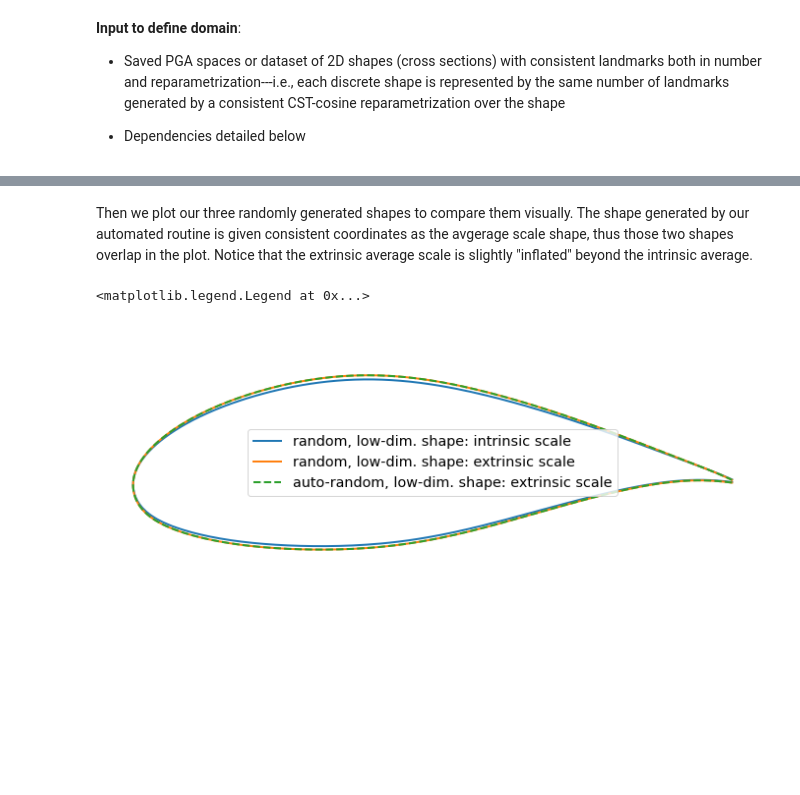
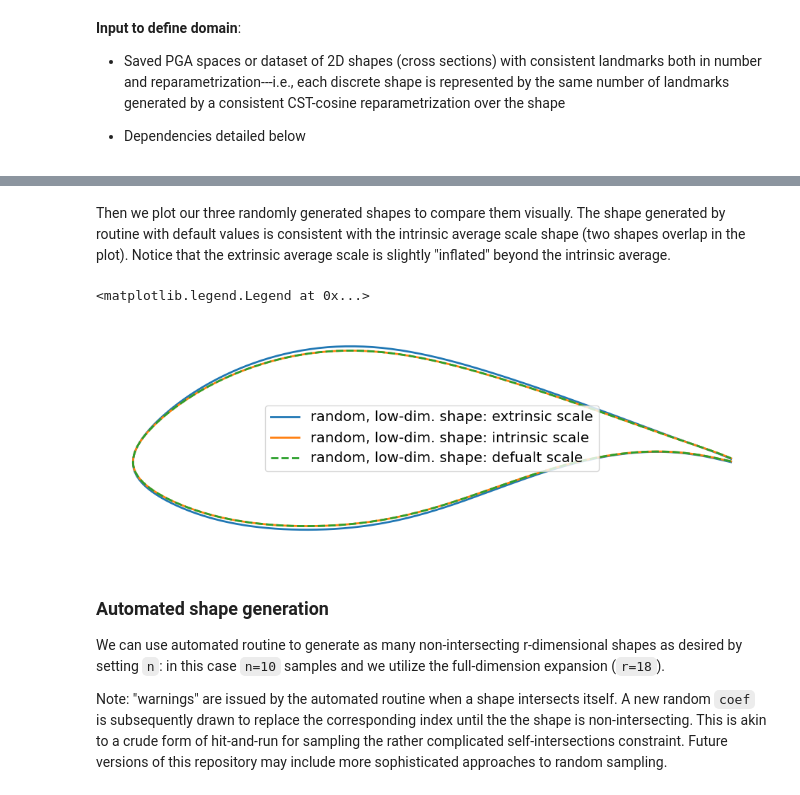
Before and after one commit to NREL/G2Aero, a Jupyter notebook: examples/notebooks/1_Generating_Airfoils.ipynb, the cells around one changed output, grey strips where cells are left out. Saved outputs shown, nothing was run; the diff lists cells and outputs as text; code cells hidden in the pictures; blank space fills up the shorter version.

Commit message:
update to PGA space: M_karcher is defualt, clean up generate_perturbed_shapes

```diff
--- a/examples/notebooks/1_Generating_Airfoils.ipynb
+++ b/examples/notebooks/1_Generating_Airfoils.ipynb
@@ -94,15 +53,37 @@ Random coord. shape: (10, 18)
+# %%
+np.random.default_rng(seed=42)
+# assign r as the dimension of the PGA shape
+r = 8 # should always be less than or equal to 2*(n_landmarks - 2)
+t = pga.t[:, :r]
+# compute eigenspaces of covariances over Gr(n,2) coordinates
+Lambda_t, W_t = np.linalg.eigh(1/np.sqrt(t.shape[0]-1)*(t.T @ t))
+# sample a random coordinate with reduce variation to protect against self-intersection
+rnd_t = ((W_t @ np.diag(Lambda_t)) @ np.random.normal(0, 1, size=(r, 1))).T
+# rescale this to have 2-norm of `scl' (restrict to ball to avoid intersection)
+scl = 0.15
+rnd_t = (scl/np.linalg.norm(rnd_t))*rnd_t
+
+# use the random coordinates and to sample a random shape
+rnd_shape = pga.PGA2shape(rnd_t, M=P0, b=pga.b_mean)
+# or generate the random shape with an extrinsic-average scale
+rnd_shape_avg = pga.PGA2shape(rnd_t, M=np.mean(P, axis=0), b=pga.b_mean)
+# using intrinsic mean of SPD matrices (stored in `pga.M_mean`) is defualt behavior
+rnd_shape_defualt = pga.PGA2shape(rnd_t)
 # %% [markdown]
-Then we plot our three randomly generated shapes to compare them visually. The shape generated by our automated routine is given consistent coordinates as the avgerage scale shape, thus those two shapes overlap in the plot. Notice that the extrinsic average scale is slightly "inflated" beyond the intrinsic average.
+Then we plot our three randomly generated shapes to compare them visually. The shape generated by routine with default values is consistent with the intrinsic average scale shape (two shapes overlap in the plot). Notice that the extrinsic average scale is slightly "inflated" beyond the intrinsic average.
 # %%
-# plot the random shape with different scale
-fig, ax = plt.subplots(1, 1, figsize=(12, 5))
-plt.plot(rnd_shape[:,0], rnd_shape[:,1],linewidth=2, label='random, low-dim. shape: intrinsic scale')
-plt.plot(rnd_shape_avg[:,0], rnd_shape_avg[:,1],linewidth=2, label='random, low-dim. shape: extrinsic scale')
-plt.plot(rnd_shape_auto[:,0],rnd_shape_auto[:,1],'--',linewidth=2, label='auto-random, low-dim. shape: extrinsic scale')
-# formatting
+fig, ax = plt.subplots(1, 1, figsize=(12, 4))
+plt.plot(rnd_shape_avg[:,0], rnd_shape_avg[:,1], lw=2, label='random, low-dim. shape: extrinsic scale')
+plt.plot(rnd_shape[:,0], rnd_shape[:,1], lw=2, label='random, low-dim. shape: intrinsic scale')
+plt.plot(rnd_shape_defualt[:,0],rnd_shape_defualt[:,1],'--', lw=2, label='random, low-dim. shape: defualt scale')
 plt.axis('off')
 ax.axis('equal')
 ax.legend(fontsize='x-large')
 # %% [output]
 <matplotlib.legend.Legend at 0x...>
-[figure, old version]
+[figure, new version]
+# %% [markdown]
+### Automated shape generation
+We can use automated routine to generate as many non-intersecting r-dimensional shapes as desired by setting `n`: in this case `n=10` samples and we utilize the full-dimension expansion (`r=18`).
+
+Note: "warnings" are issued by the automated routine when a shape intersects itself. A new random `coef` is subsequently drawn to replace the corresponding index until the the shape is non-intersecting. This is akin to a crude form of hit-and-run for sampling the rather complicated self-intersections constraint. Future versions of this repository may include more sophisticated approaches to random sampling.
```
Also changed, not shown: parts of 15 cells of this notebook, 4 other files.
